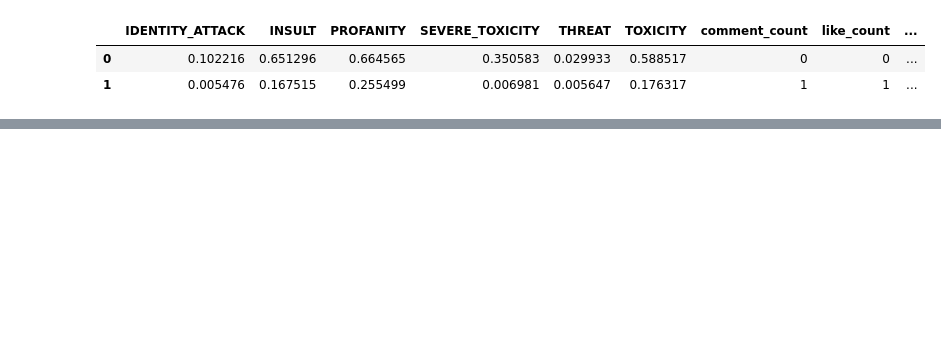
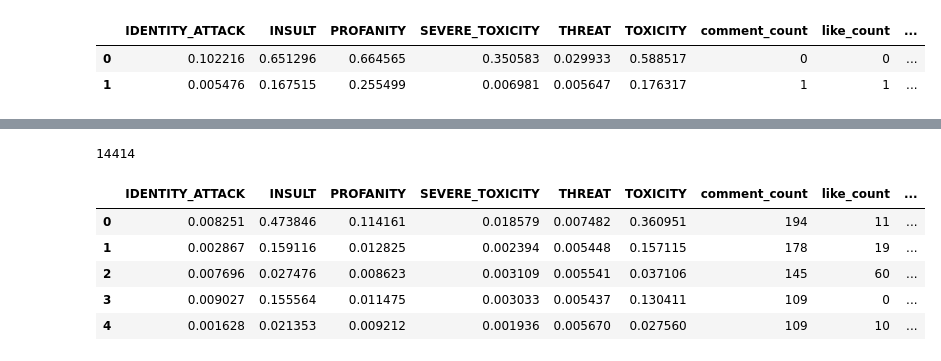
Before and after one commit to caseguin/GLO-7027, a Jupyter notebook: charles_workspace/charles_cleaning.ipynb, the cells around one changed output, grey strips where cells are left out. Drawn from its saved outputs; the diff is of its cells as text; code cells hidden in the pictures; blank space fills up the shorter version.

```diff
--- a/charles_workspace/charles_cleaning.ipynb
+++ b/charles_workspace/charles_cleaning.ipynb
@@ -436,0 +407,3 @@ df_clean[df_clean['emojis_text'].str.len() > 0]
+# %%
+df_clean = pd.read_hdf(cwd + '\\dataframe\\' + 'df_clean.h5')
+df_clean.head(2)
@@ -436,0 +414,7 @@ df_clean[df_clean['emojis_text'].str.len() > 0]
+# %%
+# Extraire les sujet avec un commentaire
+print(len(df_clean))
+df = df_clean.loc[(df_clean['comment_count']>0)].copy().dropna(subset='mainTopic')
+print(len(df))
+
+len(df['mainTopic'].unique())
@@ -436,0 +425,6 @@ df_clean[df_clean['emojis_text'].str.len() > 0]
+# %%
+test = df.loc[(df['mainTopic'].str.contains('Facebook') == False) & ((df['mainTopic'].str.len() < 20))]
+# df['mainTopic'].str.len() > 10
+print(len(test['mainTopic'].unique()))
+test['mainTopic'].unique()
+# test['mainTopic']
@@ -436,0 +443,12 @@ df_clean[df_clean['emojis_text'].str.len() > 0]
+# %%
+test2 = test.drop_duplicates(subset='title').sort_values(by=["comment_count"], ascending=False).reset_index(drop=True)
+print(len(test2))
+test2.head(5)
+# %% [output]
+14414
+|  | IDENTITY_ATTACK | INSULT | PROFANITY | SEVERE_TOXICITY | THREAT | TOXICITY | comment_count | like_count | ... |
+| 0 | 0.008251 | 0.473846 | 0.114161 | 0.018579 | 0.007482 | 0.360951 | 194 | 11 | ... |
+| 1 | 0.002867 | 0.159116 | 0.012825 | 0.002394 | 0.005448 | 0.157115 | 178 | 19 | ... |
+| 2 | 0.007696 | 0.027476 | 0.008623 | 0.003109 | 0.005541 | 0.037106 | 145 | 60 | ... |
+| 3 | 0.009027 | 0.155564 | 0.011475 | 0.003033 | 0.005437 | 0.130411 | 109 | 0 | ... |
+| 4 | 0.001628 | 0.021353 | 0.009212 | 0.001936 | 0.005670 | 0.027560 | 109 | 10 | ... |
```
Also changed, not shown: parts of 19 cells of this notebook.
